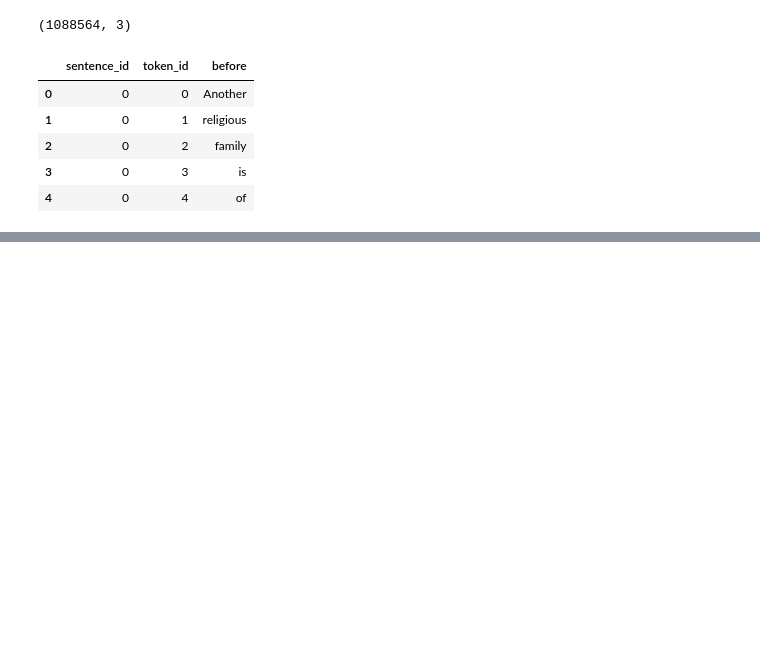
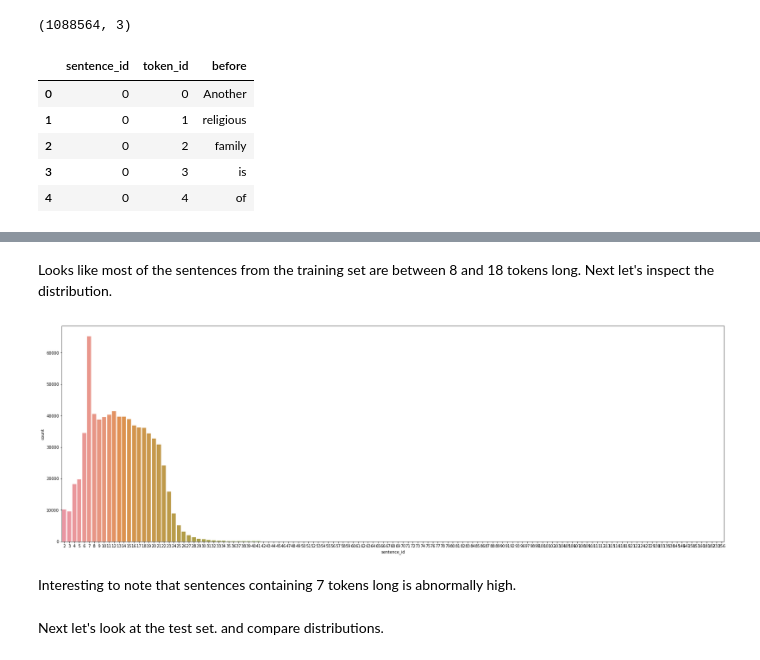
Before and after one commit to LukeMattingly/Kaggle_Text_Norm, a Jupyter notebook: Text Normalization Challenge - English Language.ipynb, the cells around one changed output, grey strips where cells are left out. Saved outputs shown, nothing was run; the diff lists cells and outputs as text; code cells hidden in the pictures; blank space fills up the shorter version.

Commit message:
Updated with Sentence Distributions, and comparison helper function

```diff
--- a/Text Normalization Challenge - English Language.ipynb
+++ b/Text Normalization Challenge - English Language.ipynb
@@ -43,0 +84,3 @@ test.head()
+# %%
+train_sent = train.groupby("sentence_id")["sentence_id"].count()
+train_sent.describe()
@@ -43,0 +97,11 @@ test.head()
+# %% [markdown]
+Looks like most of the sentences from the training set are between 8 and 18 tokens long. Next let's inspect the distribution.
+# %%
+fig, ax = plt.subplots(1,1, figsize=(30,10))
+figure_length = sns.countplot(train_sent, ax = ax)
+# %% [output]
+[figure, added]
+# %% [markdown]
+Interesting to note that sentences containing 7 tokens long is abnormally high.
+# %% [markdown]
+Next let's look at the test set. and compare distributions.
```
Also changed, not shown: parts of 24 cells of this notebook.
